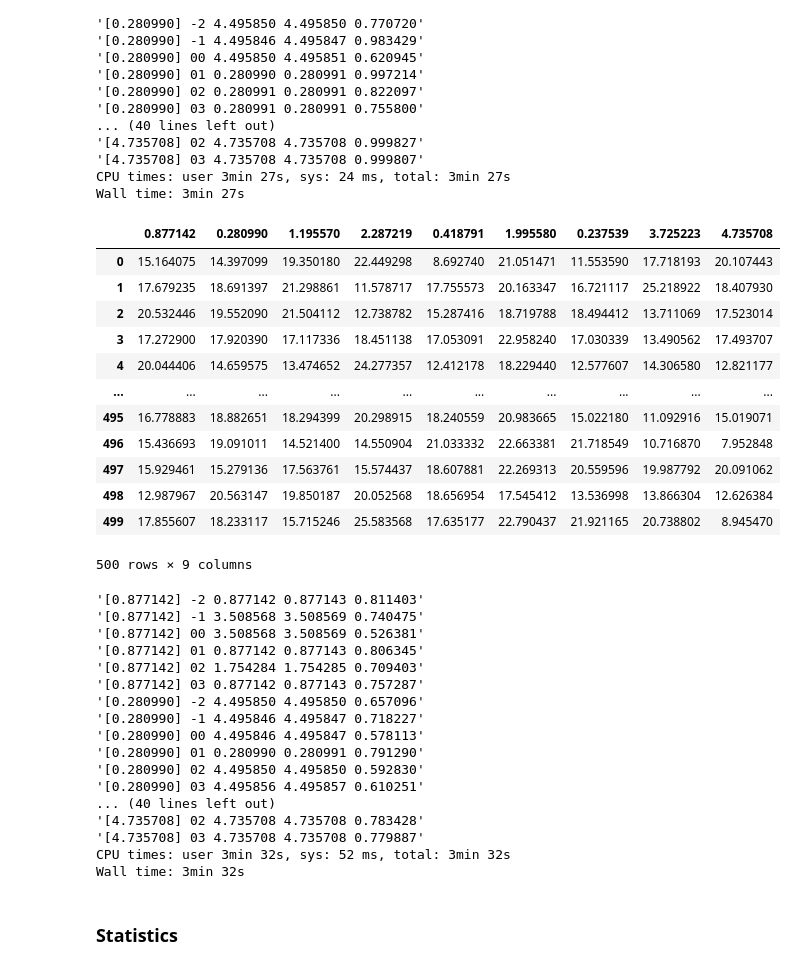
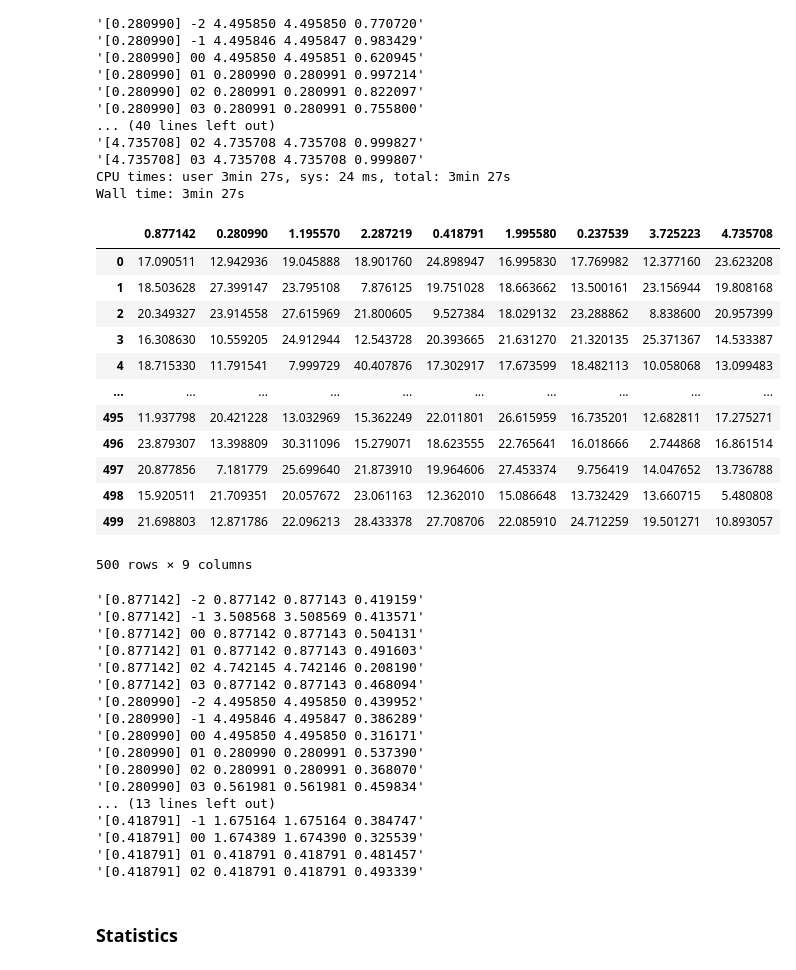
Before and after one commit to mu-triv/DPACv4, a Jupyter notebook: noise_hwp.ipynb, the cells around one changed output. Saved outputs shown, nothing was run; the diff lists cells and outputs as text; code cells hidden in the pictures.

```diff
--- a/noise_hwp.ipynb
+++ b/noise_hwp.ipynb
@@ -284,24 +284,24 @@ CPU times: user 3min 27s, sys: 24 ms, total: 3min 27s
 Wall time: 3min 27s
 # %%
 ### Add noise to hamming weight of the multiplication of the secret number
-signal_to_noise_ratio = 0.
+signal_to_noise_ratio = 0.2
 noise_secret_numbers_hws = {}
 for k in secret_numbers_hws.keys():
     noise_secret_numbers_hws[k] = secret_numbers_hws[k].apply(lambda hw: add_noise_to_signal(signal=hw, snr=signal_to_noise_ratio, freq=200), axis=0)
 noise_secret_numbers_hws[0]
 # %% [output]
 |  | 0.877142 | 0.280990 | 1.195570 | 2.287219 | 0.418791 | 1.995580 | 0.237539 | 3.725223 | 4.735708 |
-| 0 | 15.164075 | 14.397099 | 19.350180 | 22.449298 | 8.692740 | 21.051471 | 11.553590 | 17.718193 | 20.107443 |
-| 1 | 17.679235 | 18.691397 | 21.298861 | 11.578717 | 17.755573 | 20.163347 | 16.721117 | 25.218922 | 18.407930 |
-| 2 | 20.532446 | 19.552090 | 21.504112 | 12.738782 | 15.287416 | 18.719788 | 18.494412 | 13.711069 | 17.523014 |
-| 3 | 17.272900 | 17.920390 | 17.117336 | 18.451138 | 17.053091 | 22.958240 | 17.030339 | 13.490562 | 17.493707 |
-| 4 | 20.044406 | 14.659575 | 13.474652 | 24.277357 | 12.412178 | 18.229440 | 12.577607 | 14.306580 | 12.821177 |
+| 0 | 17.090511 | 12.942936 | 19.045888 | 18.901760 | 24.898947 | 16.995830 | 17.769982 | 12.377160 | 23.623208 |
+| 1 | 18.503628 | 27.399147 | 23.795108 | 7.876125 | 19.751028 | 18.663662 | 13.500161 | 23.156944 | 19.808168 |
+| 2 | 20.349327 | 23.914558 | 27.615969 | 21.800605 | 9.527384 | 18.029132 | 23.288862 | 8.838600 | 20.957399 |
+| 3 | 16.308630 | 10.559205 | 24.912944 | 12.543728 | 20.393665 | 21.631270 | 21.320135 | 25.371367 | 14.533387 |
+| 4 | 18.715330 | 11.791541 | 7.999729 | 40.407876 | 17.302917 | 17.673599 | 18.482113 | 10.058068 | 13.099483 |
 | ... | ... | ... | ... | ... | ... | ... | ... | ... | ... |
-| 495 | 16.778883 | 18.882651 | 18.294399 | 20.298915 | 18.240559 | 20.983665 | 15.022180 | 11.092916 | 15.019071 |
-| 496 | 15.436693 | 19.091011 | 14.521400 | 14.550904 | 21.033332 | 22.663381 | 21.718549 | 10.716870 | 7.952848 |
-| 497 | 15.929461 | 15.279136 | 17.563761 | 15.574437 | 18.607881 | 22.269313 | 20.559596 | 19.987792 | 20.091062 |
-| 498 | 12.987967 | 20.563147 | 19.850187 | 20.052568 | 18.656954 | 17.545412 | 13.536998 | 13.866304 | 12.626384 |
-| 499 | 17.855607 | 18.233117 | 15.715246 | 25.583568 | 17.635177 | 22.790437 | 21.921165 | 20.738802 | 8.945470 |
+| 495 | 11.937798 | 20.421228 | 13.032969 | 15.362249 | 22.011801 | 26.615959 | 16.735201 | 12.682811 | 17.275271 |
+| 496 | 23.879307 | 13.398809 | 30.311096 | 15.279071 | 18.623555 | 22.765641 | 16.018666 | 2.744868 | 16.861514 |
+| 497 | 20.877856 | 7.181779 | 25.699640 | 21.873910 | 19.964606 | 27.453374 | 9.756419 | 14.047652 | 13.736788 |
+| 498 | 15.920511 | 21.709351 | 20.057672 | 23.061163 | 12.362010 | 15.086648 | 13.732429 | 13.660715 | 5.480808 |
+| 499 | 21.698803 | 12.871786 | 22.096213 | 28.433378 | 27.708706 | 22.085910 | 24.712259 | 19.501271 | 10.893057 |
 500 rows × 9 columns
 # %%
 %%time
@@ -313,23 +313,23 @@ for value in secret_numbers:
         pprint('[%.06f] %02d %.06f %.06f %.06f' % (value, kidx, l, h, c))
         noise_results = pd.concat([noise_results, pd.Series([kidx, l, h, c, value], index=df_index)], axis=1, ignore_index=True)
 # %% [output]
-'[0.877142] -2 0.877142 0.877143 0.811403'
-'[0.877142] -1 3.508568 3.508569 0.740475'
-'[0.877142] 00 3.508568 3.508569 0.526381'
-'[0.877142] 01 0.877142 0.877143 0.806345'
-'[0.877142] 02 1.754284 1.754285 0.709403'
-'[0.877142] 03 0.877142 0.877143 0.757287'
-'[0.280990] -2 4.495850 4.495850 0.657096'
-'[0.280990] -1 4.495846 4.495847 0.718227'
-'[0.280990] 00 4.495846 4.495847 0.578113'
-'[0.280990] 01 0.280990 0.280991 0.791290'
-'[0.280990] 02 4.495850 4.495850 0.592830'
-'[0.280990] 03 4.495856 4.495857 0.610251'
-... (40 lines left out)
-'[4.735708] 02 4.735708 4.735708 0.783428'
-'[4.735708] 03 4.735708 4.735708 0.779887'
-CPU times: user 3min 32s, sys: 52 ms, total: 3min 32s
-Wall time: 3min 32s
+'[0.877142] -2 0.877142 0.877143 0.419159'
+'[0.877142] -1 3.508568 3.508569 0.413571'
+'[0.877142] 00 0.877142 0.877143 0.504131'
+'[0.877142] 01 0.877142 0.877143 0.491603'
+'[0.877142] 02 4.742145 4.742146 0.208190'
+'[0.877142] 03 0.877142 0.877143 0.468094'
+'[0.280990] -2 4.495850 4.495850 0.439952'
+'[0.280990] -1 4.495846 4.495847 0.386289'
+'[0.280990] 00 4.495850 4.495850 0.316171'
+'[0.280990] 01 0.280990 0.280991 0.537390'
+'[0.280990] 02 0.280991 0.280991 0.368070'
+'[0.280990] 03 0.561981 0.561981 0.459834'
+... (13 lines left out)
+'[0.418791] -1 1.675164 1.675164 0.384747'
+'[0.418791] 00 1.674389 1.674390 0.325539'
+'[0.418791] 01 0.418791 0.418791 0.481457'
+'[0.418791] 02 0.418791 0.418791 0.493339'
 # %% [markdown]
 ### Statistics
 # %%
```
Also changed, not shown: parts of 4 cells of this notebook, 2 other files.
